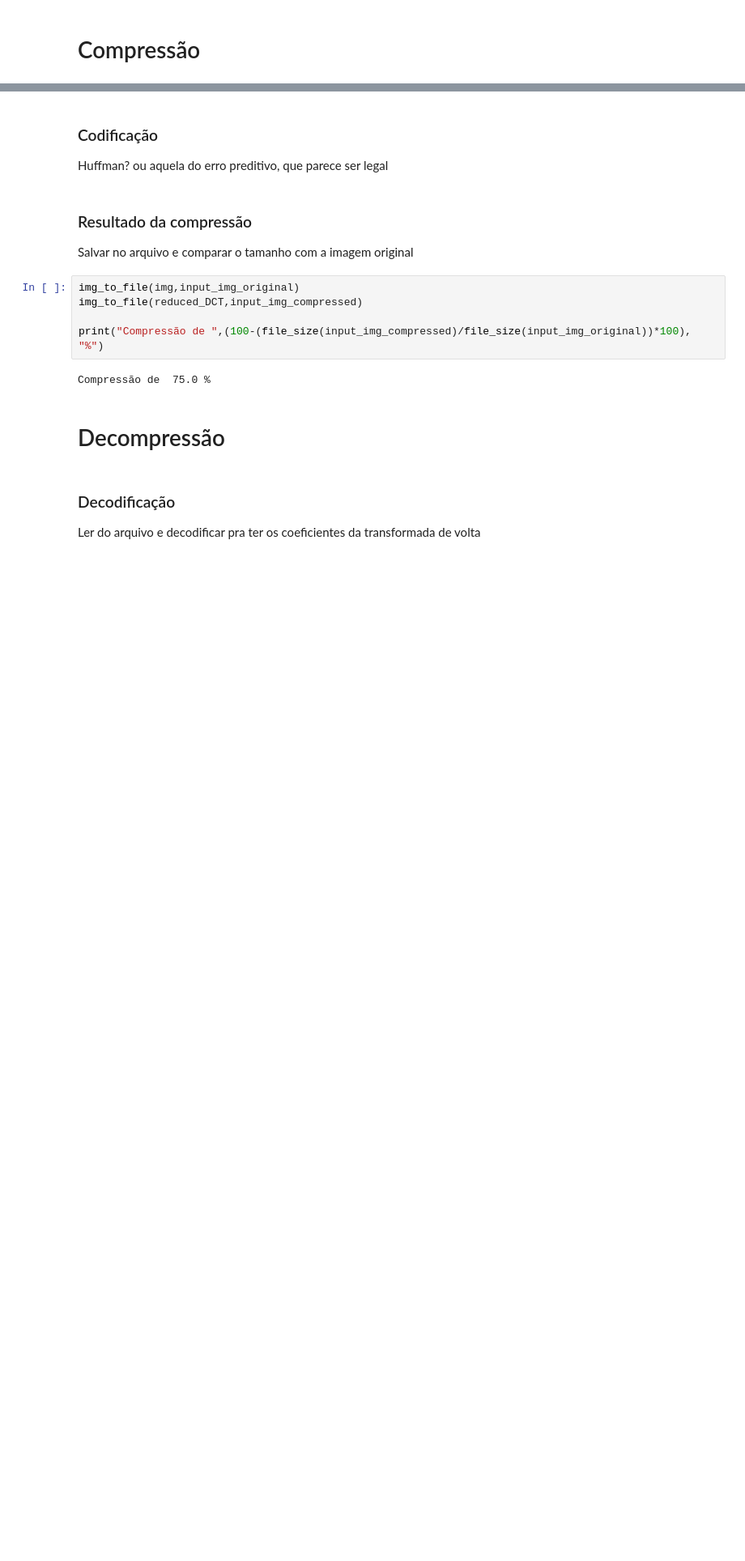
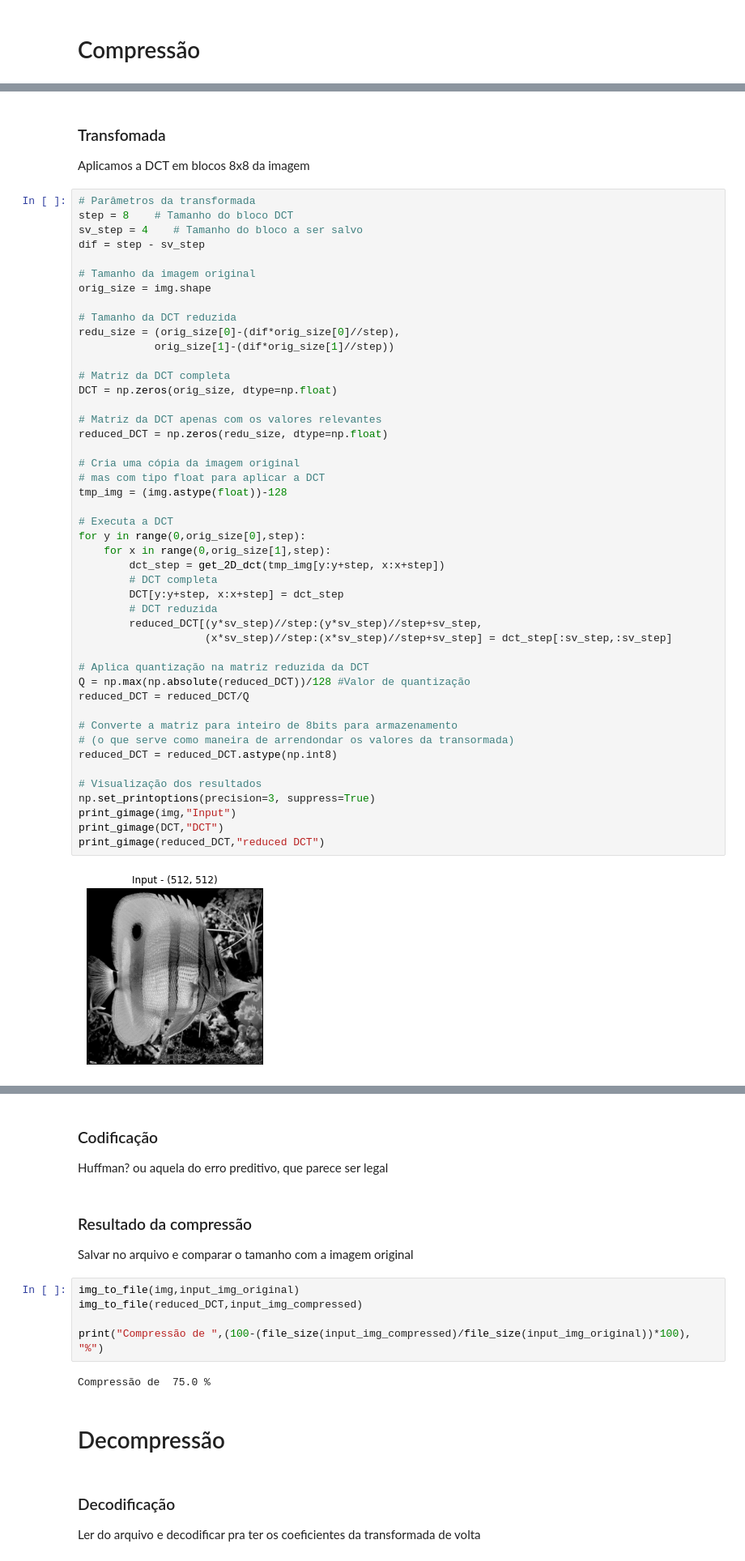
Before and after one commit to RenanBomtempo/image-compression, a Jupyter notebook: TP-1.ipynb, the cells around one changed output, grey strips where cells are left out. Shown: that part at 81% size. Cells and saved outputs as stored; diff of their text form; blank space fills up the shorter version.

```diff
--- a/TP-1.ipynb
+++ b/TP-1.ipynb
@@ -132,0 +97,52 @@ print_gimage(reduced_DCT,"reduced DCT")
+# %% [markdown]
+### Transfomada
+
+Aplicamos a DCT em blocos 8x8 da imagem
+# %%
+# Parâmetros da transformada
+step = 8    # Tamanho do bloco DCT
+sv_step = 4    # Tamanho do bloco a ser salvo
+dif = step - sv_step
+
+# Tamanho da imagem original
+orig_size = img.shape
+
+# Tamanho da DCT reduzida
+redu_size = (orig_size[0]-(dif*orig_size[0]//step),
+            orig_size[1]-(dif*orig_size[1]//step))
+
+# Matriz da DCT completa
+DCT = np.zeros(orig_size, dtype=np.float)
+
+# Matriz da DCT apenas com os valores relevantes
+reduced_DCT = np.zeros(redu_size, dtype=np.float)
+
+# Cria uma cópia da imagem original
+# mas com tipo float para aplicar a DCT
+tmp_img = (img.astype(float))-128
+
+# Executa a DCT
+for y in range(0,orig_size[0],step):
+    for x in range(0,orig_size[1],step):
+        dct_step = get_2D_dct(tmp_img[y:y+step, x:x+step])
+        # DCT completa
+        DCT[y:y+step, x:x+step] = dct_step
+        # DCT reduzida
+        reduced_DCT[(y*sv_step)//step:(y*sv_step)//step+sv_step,
+                    (x*sv_step)//step:(x*sv_step)//step+sv_step] = dct_step[:sv_step,:sv_step]
+
+# Aplica quantização na matriz reduzida da DCT
+Q = np.max(np.absolute(reduced_DCT))/128 #Valor de quantização
+reduced_DCT = reduced_DCT/Q
+
+# Converte a matriz para inteiro de 8bits para armazenamento
+# (o que serve como maneira de arrendondar os valores da transormada)
+reduced_DCT = reduced_DCT.astype(np.int8)
+
+# Visualização dos resultados
+np.set_printoptions(precision=3, suppress=True)
+print_gimage(img,"Input")
+print_gimage(DCT,"DCT")
+print_gimage(reduced_DCT,"reduced DCT")
+# %% [output]
+[figure, added]
```
Also changed, not shown: parts of 8 cells of this notebook, 11 other files.
